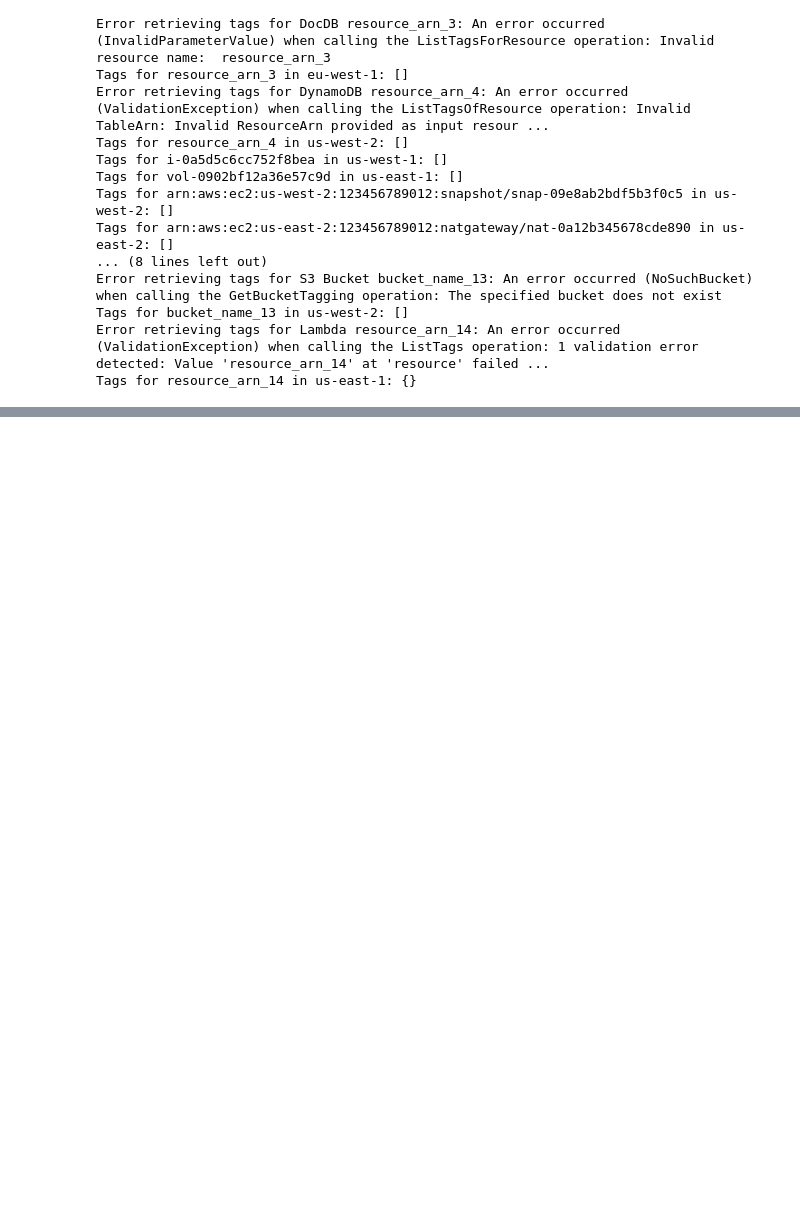
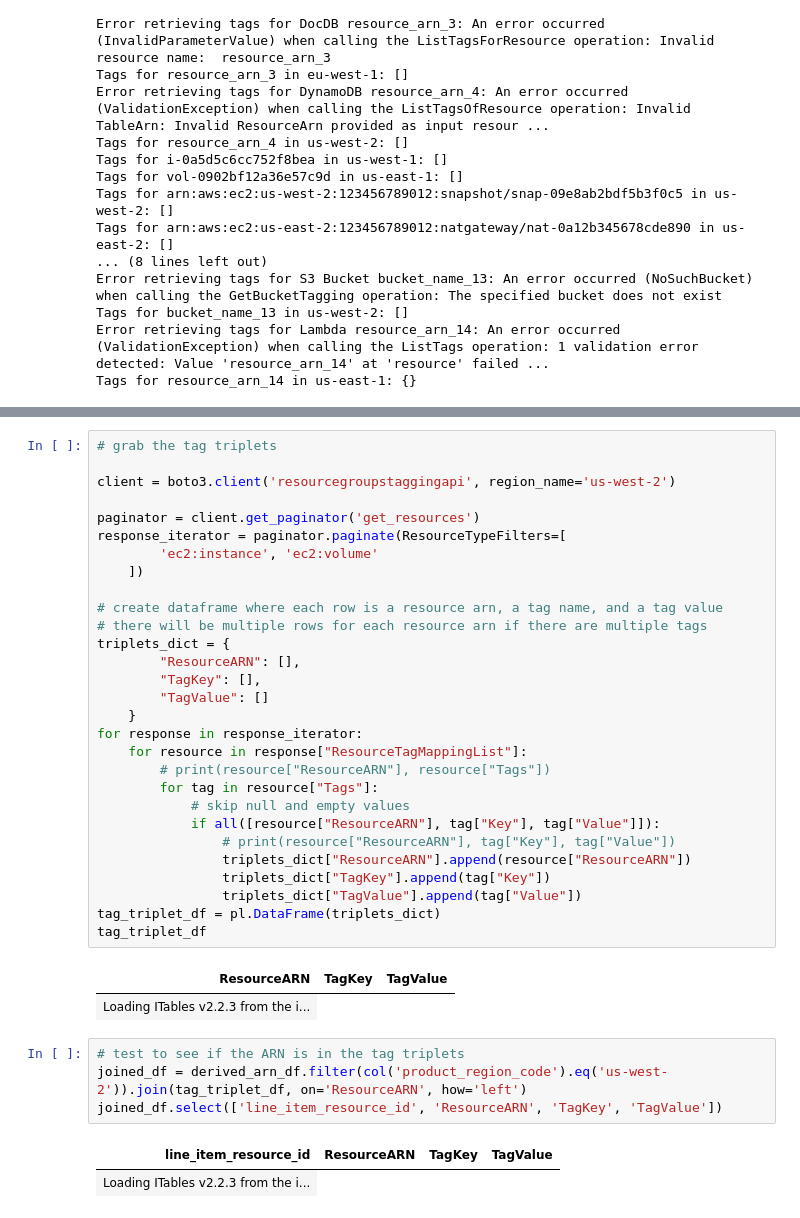
Before and after one commit to MohamadSoufanOllion/cur-notebook, a Jupyter notebook: cur-notebook.ipynb, the cells around one changed output, grey strips where cells are left out. Drawn from its saved outputs; the diff is of its cells as text; blank space fills up the shorter version.

Commit message:
added method for generating ARNs for EC2 volumes and instances. Also tested join to Tag Triplet df

```diff
--- a/cur-notebook.ipynb
+++ b/cur-notebook.ipynb
@@ -263,0 +295,39 @@ Tags for resource_arn_14 in us-east-1: {}
+# %%
+# grab the tag triplets
+
+client = boto3.client('resourcegroupstaggingapi', region_name='us-west-2')
+
+paginator = client.get_paginator('get_resources')
+response_iterator = paginator.paginate(ResourceTypeFilters=[
+        'ec2:instance', 'ec2:volume'
+    ])
+
+# create dataframe where each row is a resource arn, a tag name, and a tag value
+# there will be multiple rows for each resource arn if there are multiple tags
+triplets_dict = {
+        "ResourceARN": [],
+        "TagKey": [],
+        "TagValue": []
+    }
+for response in response_iterator:
+    for resource in response["ResourceTagMappingList"]:
+        # print(resource["ResourceARN"], resource["Tags"])
+        for tag in resource["Tags"]:
+            # skip null and empty values
+            if all([resource["ResourceARN"], tag["Key"], tag["Value"]]):
+                # print(resource["ResourceARN"], tag["Key"], tag["Value"])
+                triplets_dict["ResourceARN"].append(resource["ResourceARN"])
+                triplets_dict["TagKey"].append(tag["Key"])
+                triplets_dict["TagValue"].append(tag["Value"])
+tag_triplet_df = pl.DataFrame(triplets_dict)
+tag_triplet_df
+# %% [output]
+| ResourceARN | TagKey | TagValue |
+| Loading ITables v2.2.3 from the i... |
+# %%
+# test to see if the ARN is in the tag triplets
+joined_df = derived_arn_df.filter(col('product_region_code').eq('us-west-2')).join(tag_triplet_df, on='ResourceARN', how='left')
+joined_df.select(['line_item_resource_id', 'ResourceARN', 'TagKey', 'TagValue'])
+# %% [output]
+| line_item_resource_id | ResourceARN | TagKey | TagValue |
+| Loading ITables v2.2.3 from the i... |
```
Also changed, not shown: parts of 4 cells of this notebook.
